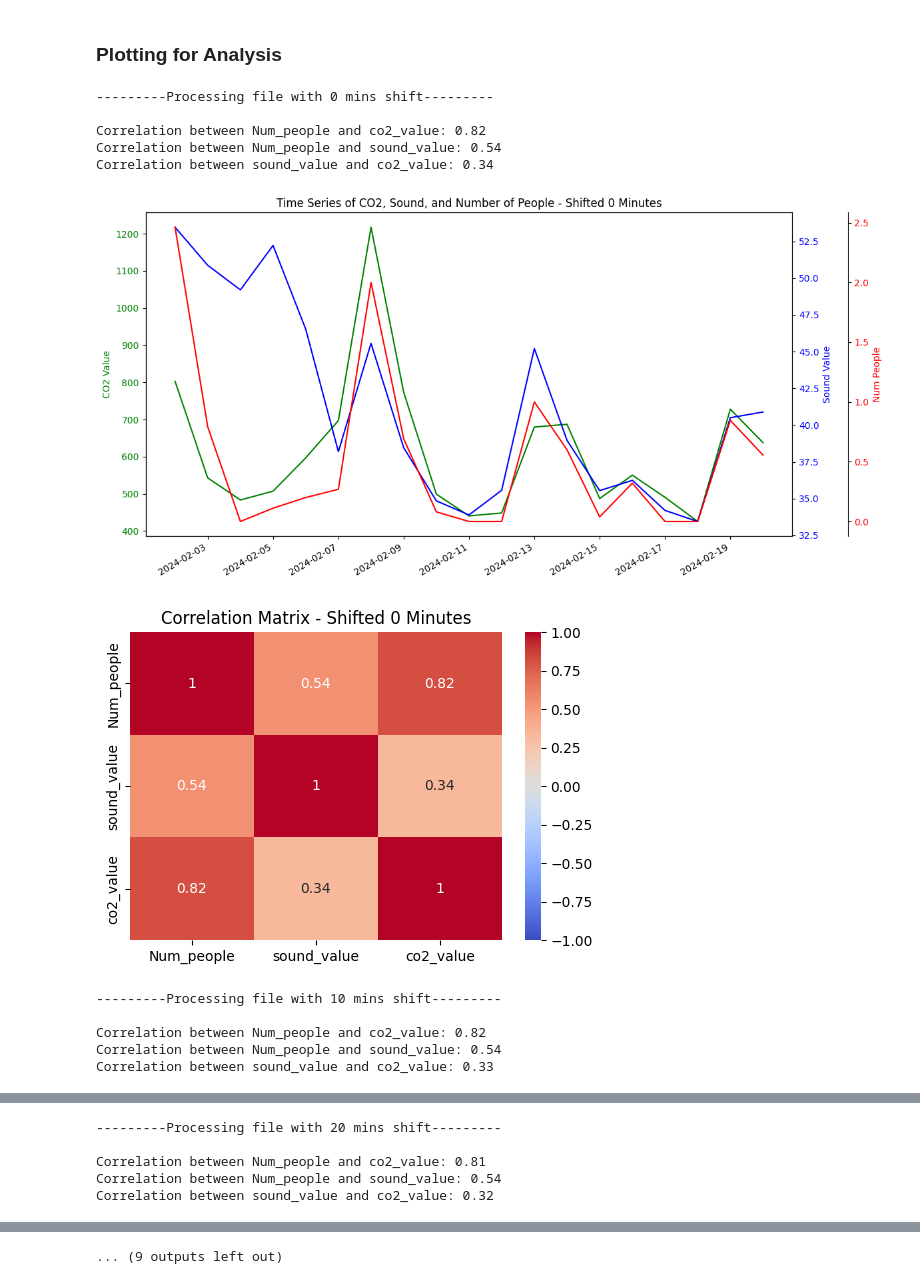
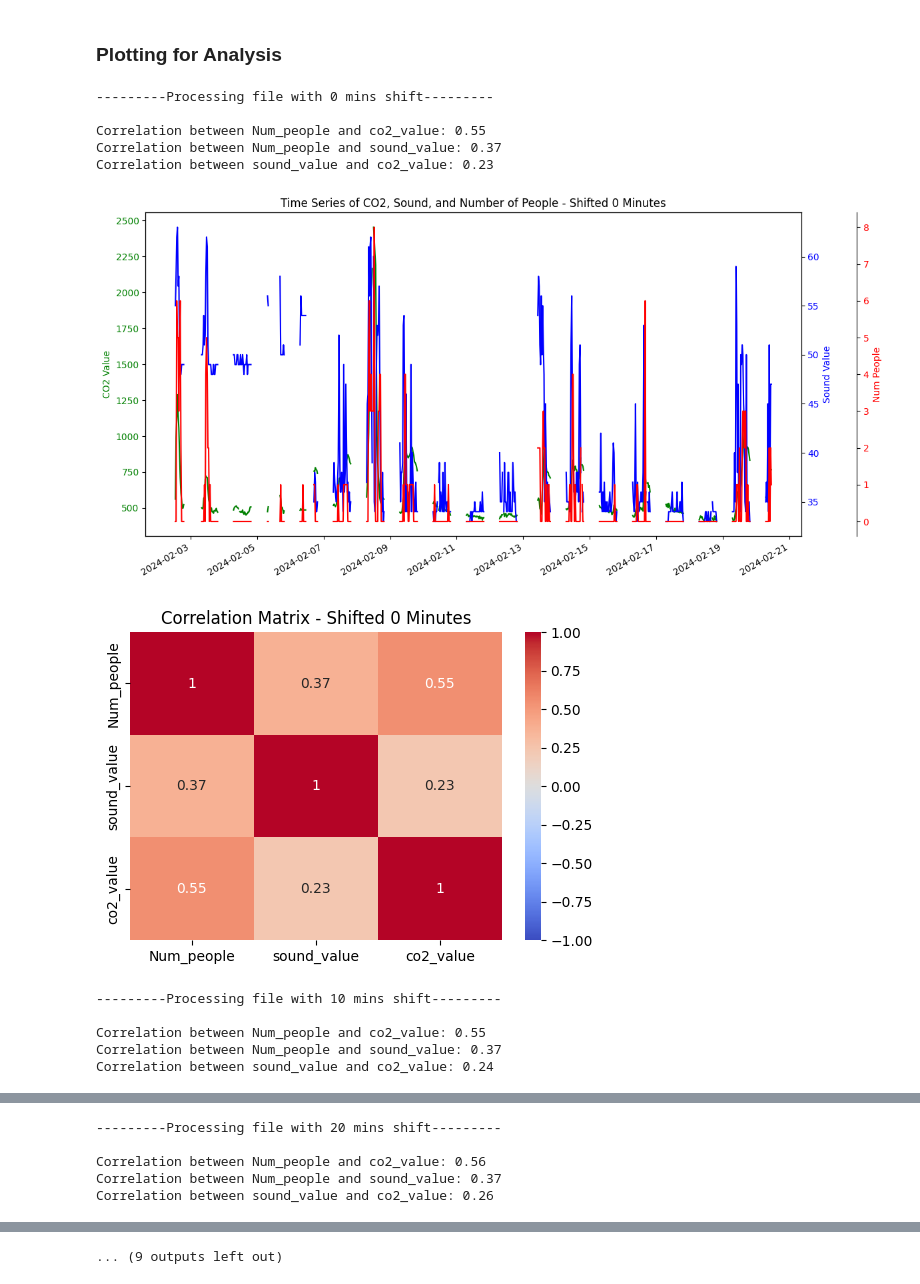
Before and after one commit to LucaLegrand/sum_humans, a Jupyter notebook: Data_Extraction and analysis/Data Analysis/Nhuman_Co2_dB_correlation.ipynb, the cells around one changed output, grey strips where cells are left out. Saved outputs shown, nothing was run; the diff lists cells and outputs as text; code cells hidden in the pictures.

```diff
--- a/Data_Extraction and analysis/Data Analysis/Nhuman_Co2_dB_correlation.ipynb
+++ b/Data_Extraction and analysis/Data Analysis/Nhuman_Co2_dB_correlation.ipynb
@@ -121,13 +121,13 @@ This is a visualization technique where two y-axes are used to represent variabl
 sensor_data = data
 
 # Resample data to daily averages to smooth fluctuations for clearer trends
-daily_data = sensor_data.set_index('time').resample('D').mean()
+hourly_data = sensor_data.set_index('time').resample('D').mean()
 
 # Create figure and axis objects with two y-axes
 fig, ax1 = plt.subplots(figsize=(12, 4))
 
 # Plot CO2 data on the primary y-axis
-ax1.plot(daily_data.index, daily_data['co2_value'], color='green', label='CO2 Value')
+ax1.plot(hourly_data.index, hourly_data['co2_value'], color='green', label='CO2 Value')
 ax1.set_ylabel('CO2 Value', color='green')
 ax1.tick_params(axis='y', labelcolor='green')
 
@@ -435,7 +435,7 @@ for i in range(0,61,10):
     sensor_data['time'] = pd.to_datetime(sensor_data['time'])
 
     # Set the 'time' column as the index for resampling (daily mean)
-    daily_data = sensor_data.set_index('time').resample('D').mean()
+    daily_data = sensor_data.set_index('time').resample('30T').mean()
 
     # Calculate correlations
     correlation_matrix = daily_data[['Num_people', 'sound_value', 'co2_value']].corr()
@@ -462,40 +462,40 @@ for i in range(0,61,10):
     ax2.set_ylabel('Sound Value', color='blue')
     ax2.tick_params(axis='y', labelcolor='blue')
 
     # Create secondary y-axis for Num_people
     ax3 = ax1.twinx()
     ax3.spines['right'].set_position(('outward', 60))
     ax3.plot(daily_data.index, daily_data['Num_people'], color='red', label='Num People')
     ax3.set_ylabel('Num People', color='red')
     ax3.tick_params(axis='y', labelcolor='red')
 
     # Formatting the x-axis
     ax1.xaxis.set_major_formatter(mdates.DateFormatter('%Y-%m-%d'))
     ax1.xaxis.set_major_locator(mdates.DayLocator(interval=2))
     fig.autofmt_xdate()
 
     # Title and layout
     plt.title(f'Time Series of CO2, Sound, and Number of People - Shifted {i} Minutes')
     fig.tight_layout()
 
     # Show the plot
     plt.show()
 
     # Heatmap of the correlation matrix
     plt.figure(figsize=(6, 4))
     sns.heatmap(correlation_matrix, annot=True, cmap='coolwarm', vmin=-1, vmax=1)
     plt.title(f'Correlation Matrix - Shifted {i} Minutes')
     plt.show()
 # %% [output]
 ---------Processing file with 0 mins shift---------
 
-Correlation between Num_people and co2_value: 0.82
-Correlation between Num_people and sound_value: 0.54
-Correlation between sound_value and co2_value: 0.34
+Correlation between Num_people and co2_value: 0.55
+Correlation between Num_people and sound_value: 0.37
+Correlation between sound_value and co2_value: 0.23
-[figure, old version]
+[figure, new version]
-[figure, old version]
+[figure, new version]
 ---------Processing file with 10 mins shift---------
 
-Correlation between Num_people and co2_value: 0.82
-Correlation between Num_people and sound_value: 0.54
-Correlation between sound_value and co2_value: 0.33
+Correlation between Num_people and co2_value: 0.55
+Correlation between Num_people and sound_value: 0.37
+Correlation between sound_value and co2_value: 0.24
@@ -504,5 +504,5 @@ Correlation between sound_value and co2_value: 0.33
 ---------Processing file with 20 mins shift---------
 
-Correlation between Num_people and co2_value: 0.81
-Correlation between Num_people and sound_value: 0.54
-Correlation between sound_value and co2_value: 0.32
+Correlation between Num_people and co2_value: 0.56
+Correlation between Num_people and sound_value: 0.37
+Correlation between sound_value and co2_value: 0.26
```
Also changed, not shown: parts of 12 cells of this notebook.
